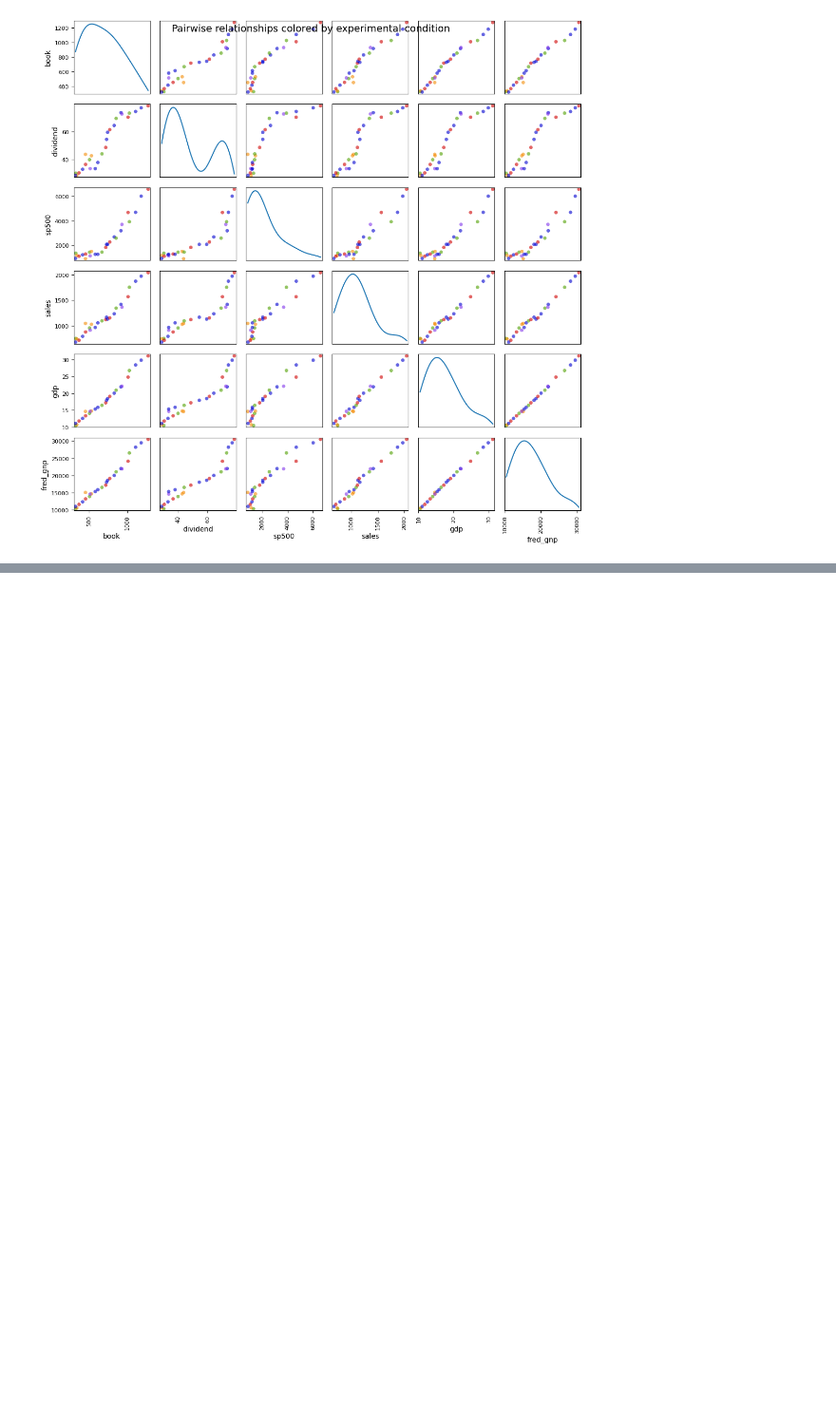
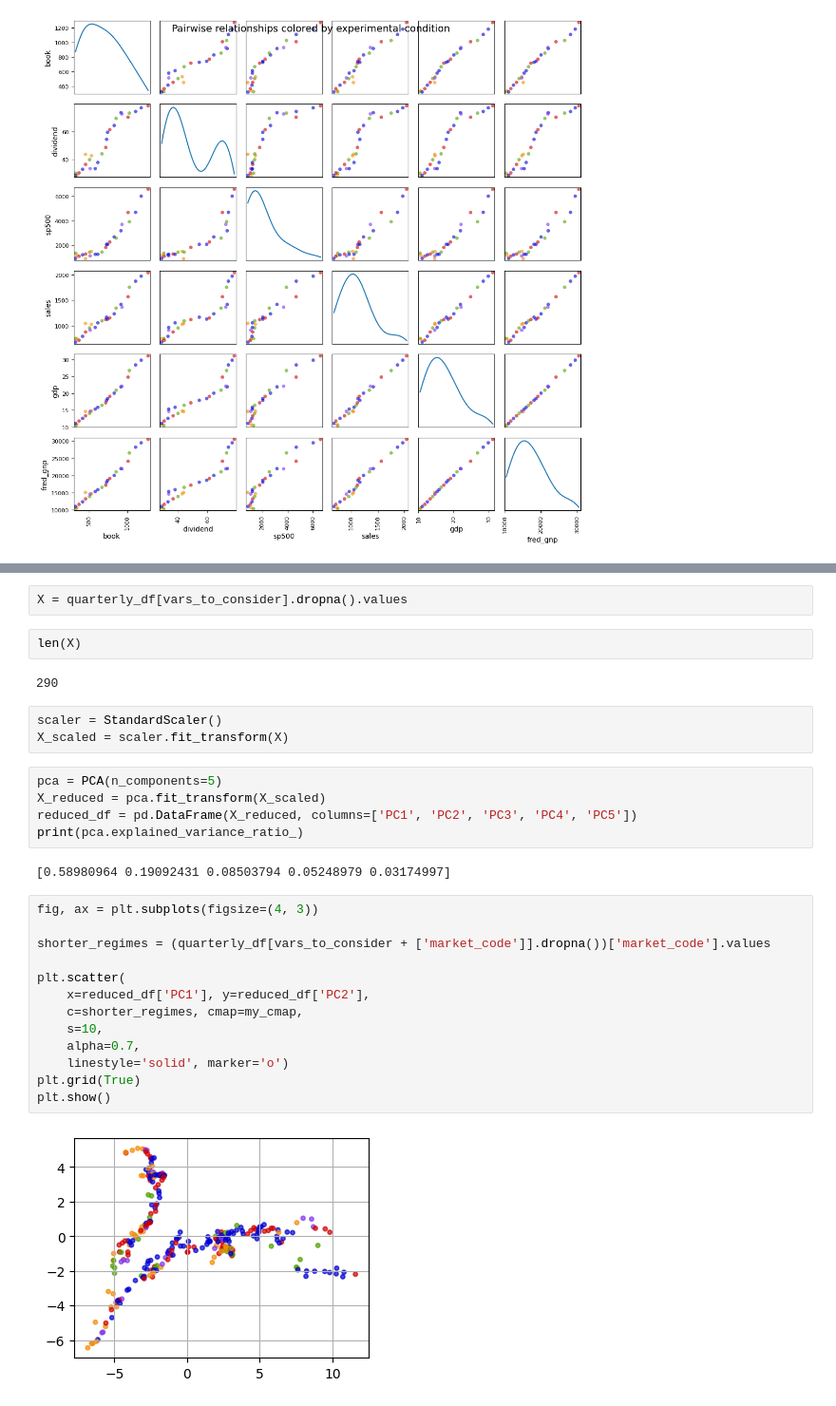
Before and after one commit to strycker/trading-crab, a Jupyter notebook: notebooks/step3_combine_datasets_incl_labels_and_study.ipynb, the cells around one changed output, grey strips where cells are left out. Shown at 95% size. Cells and saved outputs as stored; diff of their text form; blank space fills up the shorter version.

```diff
--- a/notebooks/step3_combine_datasets_incl_labels_and_study.ipynb
+++ b/notebooks/step3_combine_datasets_incl_labels_and_study.ipynb
@@ -266,0 +444,31 @@ plt.show()
+# %%
+X = quarterly_df[vars_to_consider].dropna().values
+# %%
+len(X)
+# %% [output]
+290
+# %%
+scaler = StandardScaler()
+X_scaled = scaler.fit_transform(X)
+# %%
+pca = PCA(n_components=5)
+X_reduced = pca.fit_transform(X_scaled)
+reduced_df = pd.DataFrame(X_reduced, columns=['PC1', 'PC2', 'PC3', 'PC4', 'PC5'])
+print(pca.explained_variance_ratio_)
+# %% [output]
+[0.58980964 0.19092431 0.08503794 0.05248979 0.03174997]
+# %%
+fig, ax = plt.subplots(figsize=(4, 3))
+
+shorter_regimes = (quarterly_df[vars_to_consider + ['market_code']].dropna())['market_code'].values
+
+plt.scatter(
+    x=reduced_df['PC1'], y=reduced_df['PC2'],
+    c=shorter_regimes, cmap=my_cmap,
+    s=10,
+    alpha=0.7,
+    linestyle='solid', marker='o')
+plt.grid(True)
+plt.show()
+# %% [output]
+[figure, added]
```
Also changed, not shown: parts of 18 cells of this notebook.
